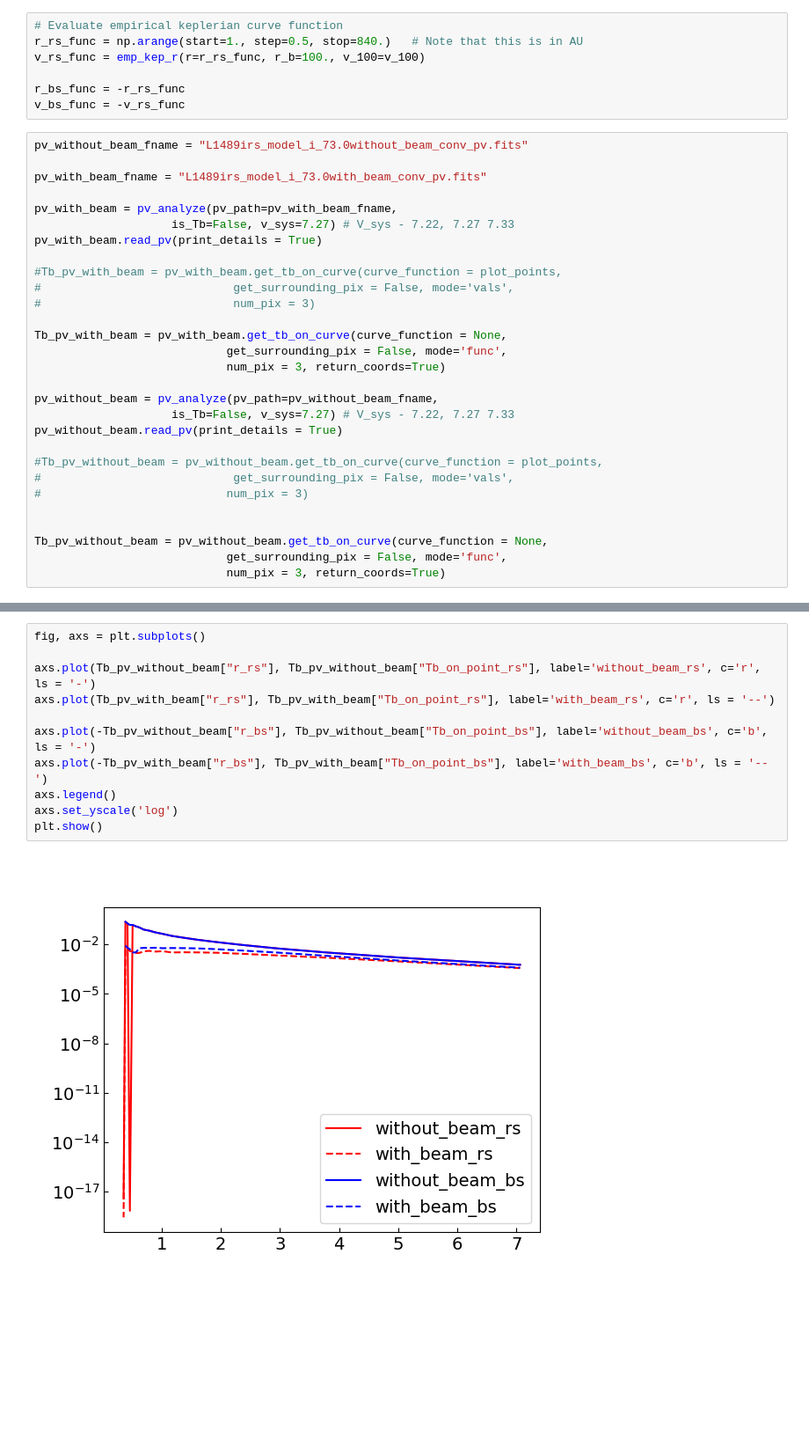
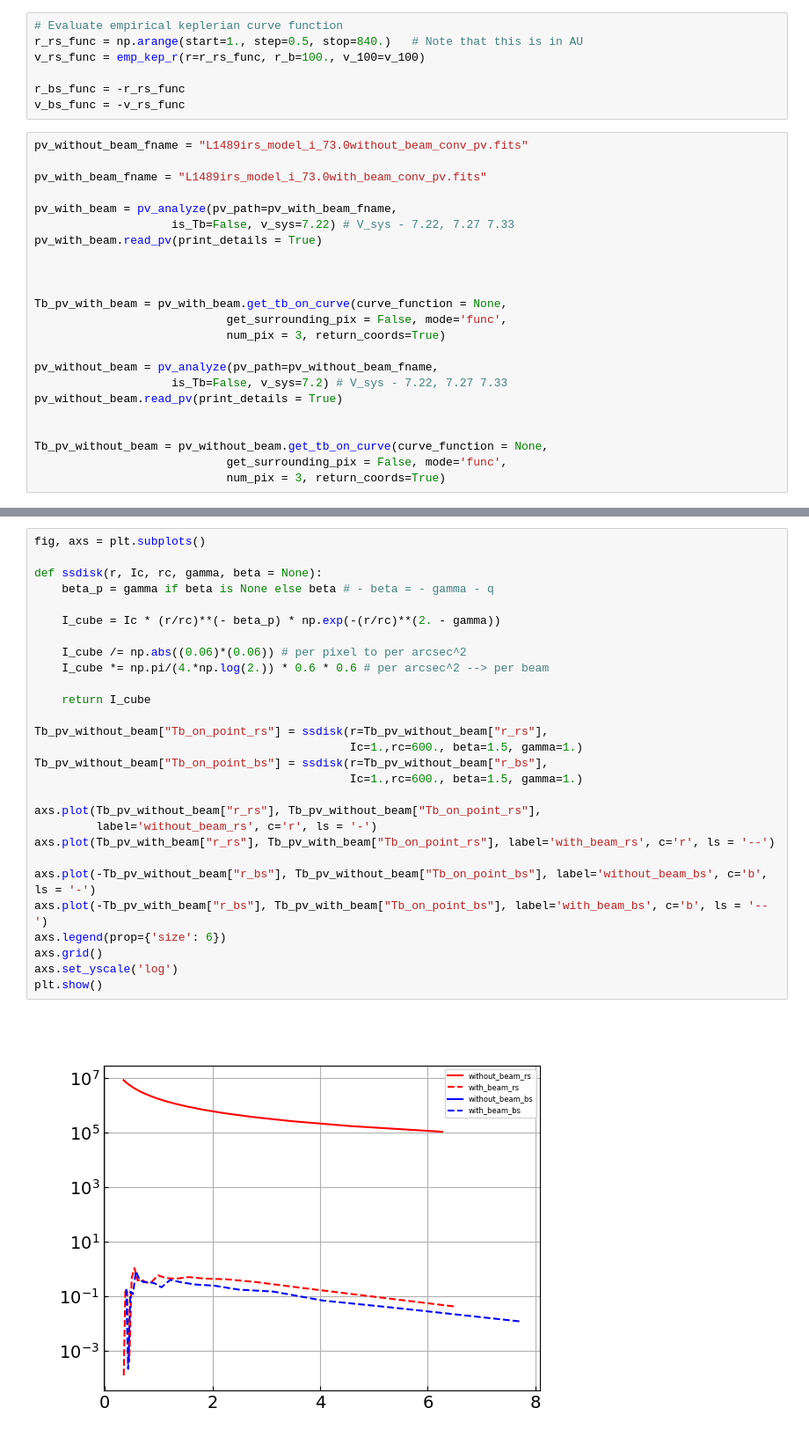
Before and after one commit to mihirtripathi97/DiskModel, a Jupyter notebook: Beam_dil_factor_calculator.ipynb, the cells around one changed output, grey strips where cells are left out. Shown: that part at 88% size. Saved outputs shown, nothing was run; the diff lists cells and outputs as text; blank space fills up the shorter version.

```diff
--- a/Beam_dil_factor_calculator.ipynb
+++ b/Beam_dil_factor_calculator.ipynb
@@ -39,24 +39,18 @@ pv_without_beam_fname = "L1489irs_model_i_73.0without_beam_conv_pv.fits"
 pv_with_beam_fname = "L1489irs_model_i_73.0with_beam_conv_pv.fits"
 
 pv_with_beam = pv_analyze(pv_path=pv_with_beam_fname,
-                    is_Tb=False, v_sys=7.27) # V_sys - 7.22, 7.27 7.33
+                    is_Tb=False, v_sys=7.22) # V_sys - 7.22, 7.27 7.33
 pv_with_beam.read_pv(print_details = True)
 
-#Tb_pv_with_beam = pv_with_beam.get_tb_on_curve(curve_function = plot_points,
-#                            get_surrounding_pix = False, mode='vals',
-#                            num_pix = 3)
+
 
 Tb_pv_with_beam = pv_with_beam.get_tb_on_curve(curve_function = None,
                             get_surrounding_pix = False, mode='func',
                             num_pix = 3, return_coords=True)
 
 pv_without_beam = pv_analyze(pv_path=pv_without_beam_fname,
-                    is_Tb=False, v_sys=7.27) # V_sys - 7.22, 7.27 7.33
+                    is_Tb=False, v_sys=7.2) # V_sys - 7.22, 7.27 7.33
 pv_without_beam.read_pv(print_details = True)
-
-#Tb_pv_without_beam = pv_without_beam.get_tb_on_curve(curve_function = plot_points,
-#                            get_surrounding_pix = False, mode='vals',
-#                           num_pix = 3)
 
 
 Tb_pv_without_beam = pv_without_beam.get_tb_on_curve(curve_function = None,
@@ -76,16 +71,33 @@ pv_with_beam_fig = pv_with_beam.plot_pv(plot_curve=True, base_ctr_lvl= 0.0011)
 # %%
 fig, axs = plt.subplots()
 
-axs.plot(Tb_pv_without_beam["r_rs"], Tb_pv_without_beam["Tb_on_point_rs"], label='without_beam_rs', c='r', ls = '-')
+def ssdisk(r, Ic, rc, gamma, beta = None):
+    beta_p = gamma if beta is None else beta # - beta = - gamma - q
+
+    I_cube = Ic * (r/rc)**(- beta_p) * np.exp(-(r/rc)**(2. - gamma))
+
+    I_cube /= np.abs((0.06)*(0.06)) # per pixel to per arcsec^2
+    I_cube *= np.pi/(4.*np.log(2.)) * 0.6 * 0.6 # per arcsec^2 --> per beam
+
+    return I_cube
+
+Tb_pv_without_beam["Tb_on_point_rs"] = ssdisk(r=Tb_pv_without_beam["r_rs"],
+                                              Ic=1.,rc=600., beta=1.5, gamma=1.)
+Tb_pv_without_beam["Tb_on_point_bs"] = ssdisk(r=Tb_pv_without_beam["r_bs"],
+                                              Ic=1.,rc=600., beta=1.5, gamma=1.)
+
+axs.plot(Tb_pv_without_beam["r_rs"], Tb_pv_without_beam["Tb_on_point_rs"],
+         label='without_beam_rs', c='r', ls = '-')
 axs.plot(Tb_pv_with_beam["r_rs"], Tb_pv_with_beam["Tb_on_point_rs"], label='with_beam_rs', c='r', ls = '--')
 
 axs.plot(-Tb_pv_without_beam["r_bs"], Tb_pv_without_beam["Tb_on_point_bs"], label='without_beam_bs', c='b', ls = '-')
 axs.plot(-Tb_pv_with_beam["r_bs"], Tb_pv_with_beam["Tb_on_point_bs"], label='with_beam_bs', c='b', ls = '--')
-axs.legend()
+axs.legend(prop={'size': 6})
+axs.grid()
 axs.set_yscale('log')
 plt.show()
 # %% [output]
-[figure, old version]
+[figure, new version]
 # %%
 red_factor = np.divide(Tb_pv_without_beam["Tb_on_point_rs"],Tb_pv_with_beam["Tb_on_point_rs"])
 
```
Also changed, not shown: parts of 4 cells of this notebook, 36 other files.
